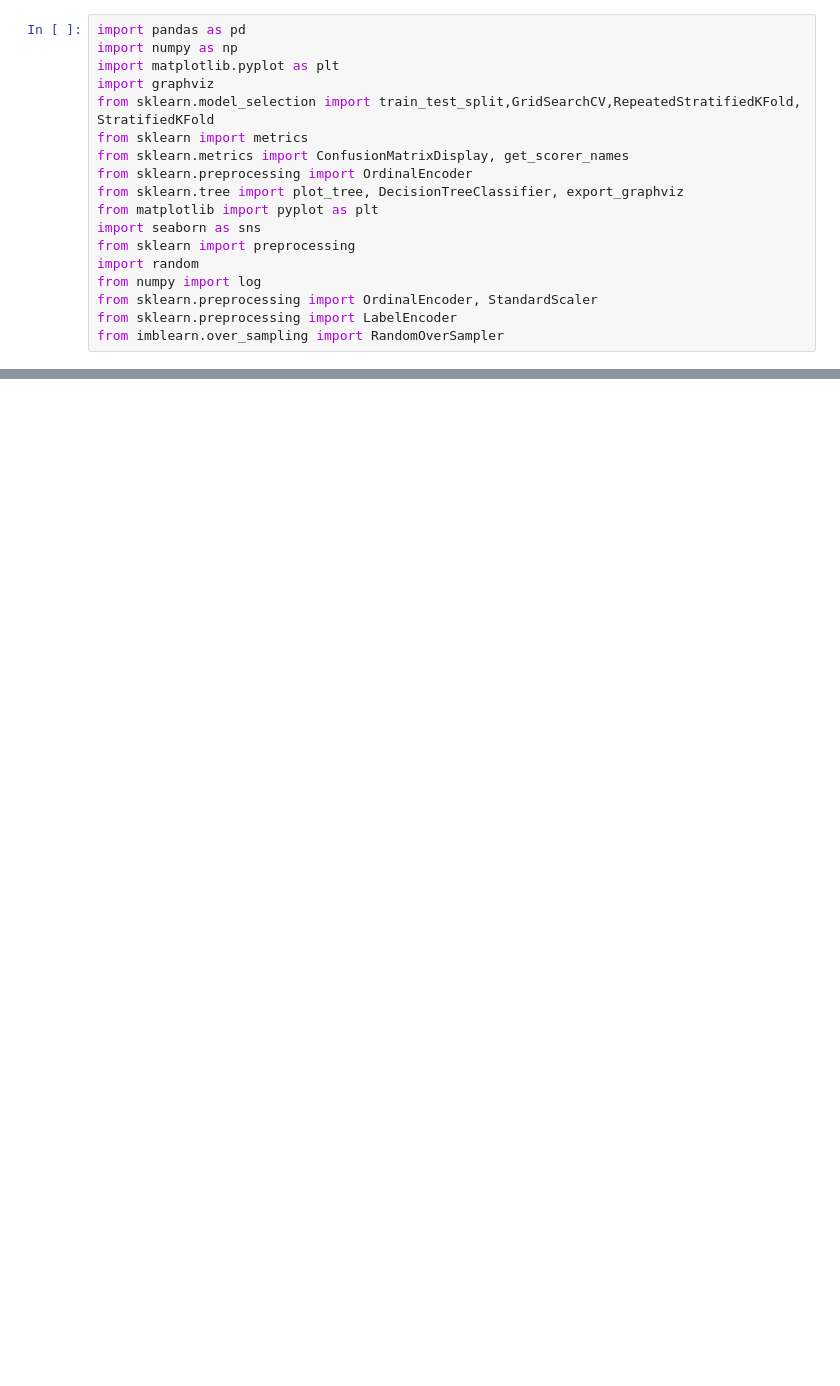
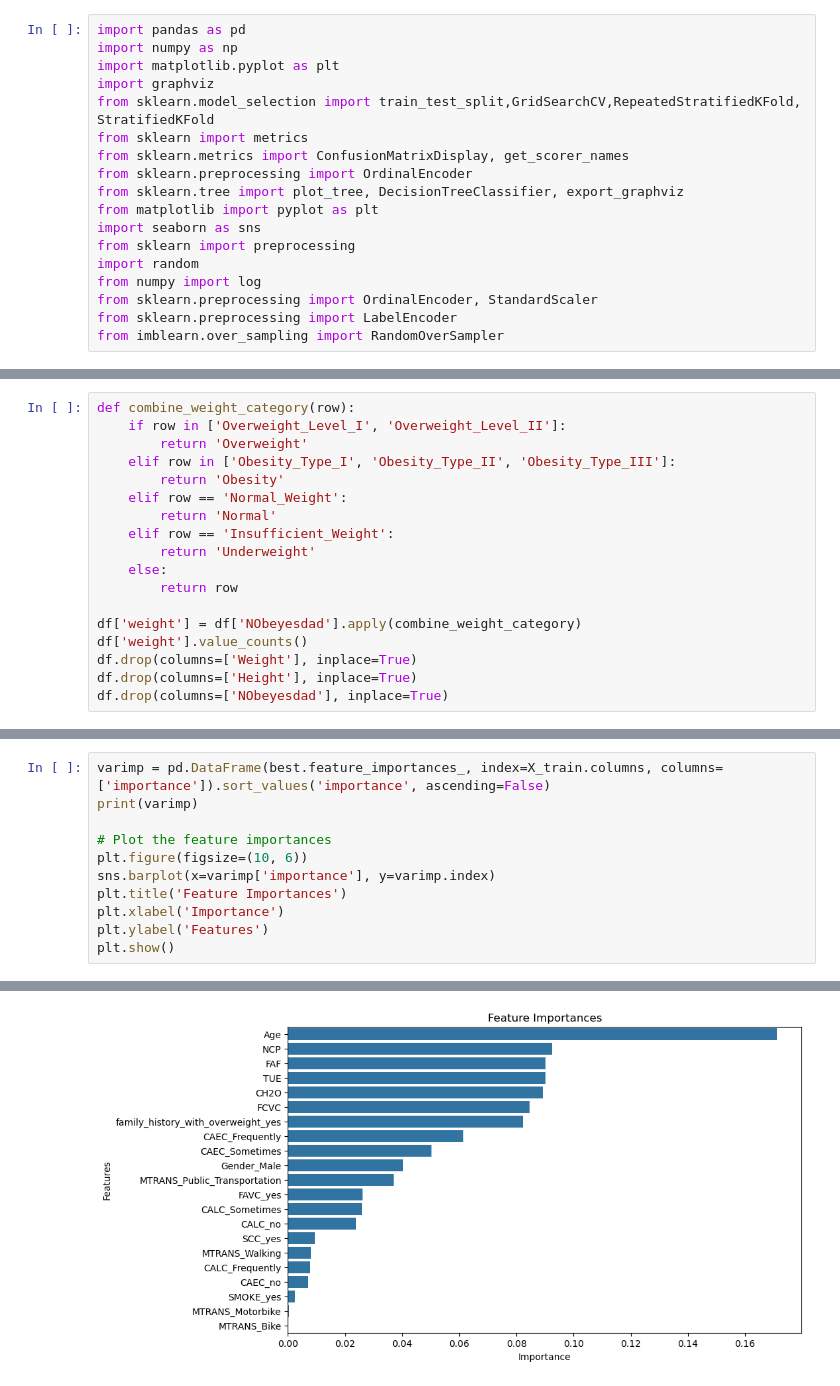
Before and after one commit to mrcarlson3/DS3021Final, a Jupyter notebook: RandomForest.ipynb, the cells around one changed output, grey strips where cells are left out. Saved outputs shown, nothing was run; the diff lists cells and outputs as text; blank space fills up the shorter version.

```diff
--- a/RandomForest.ipynb
+++ b/RandomForest.ipynb
@@ -67,4 +70,22 @@ CLASS        0
 dtype: int64
+# %%
+def combine_weight_category(row):
+    if row in ['Overweight_Level_I', 'Overweight_Level_II']:
+        return 'Overweight'
+    elif row in ['Obesity_Type_I', 'Obesity_Type_II', 'Obesity_Type_III']:
+        return 'Obesity'
+    elif row == 'Normal_Weight':
+        return 'Normal'
+    elif row == 'Insufficient_Weight':
+        return 'Underweight'
+    else:
+        return row
+
+df['weight'] = df['NObeyesdad'].apply(combine_weight_category)
+df['weight'].value_counts()
+df.drop(columns=['Weight'], inplace=True)
+df.drop(columns=['Height'], inplace=True)
+df.drop(columns=['NObeyesdad'], inplace=True)
 # %%
 def clean_split_data(df, target, train_size=0.80, tune_size=0.20, random_state=2):
     # Fill missing numeric values
@@ -98,0 +199,12 @@ ValueError: The least populated class in y has only 1 member, which is too few.
+# %%
+varimp = pd.DataFrame(best.feature_importances_, index=X_train.columns, columns=['importance']).sort_values('importance', ascending=False)
+print(varimp)
+
+# Plot the feature importances
+plt.figure(figsize=(10, 6))
+sns.barplot(x=varimp['importance'], y=varimp.index)
+plt.title('Feature Importances')
+plt.xlabel('Importance')
+plt.ylabel('Features')
+plt.show()
+# %% [output]
@@ -98,0 +228 @@ ValueError: The least populated class in y has only 1 member, which is too few.
+[figure, added]
```
Also changed, not shown: parts of 12 cells of this notebook, 1 other file.
